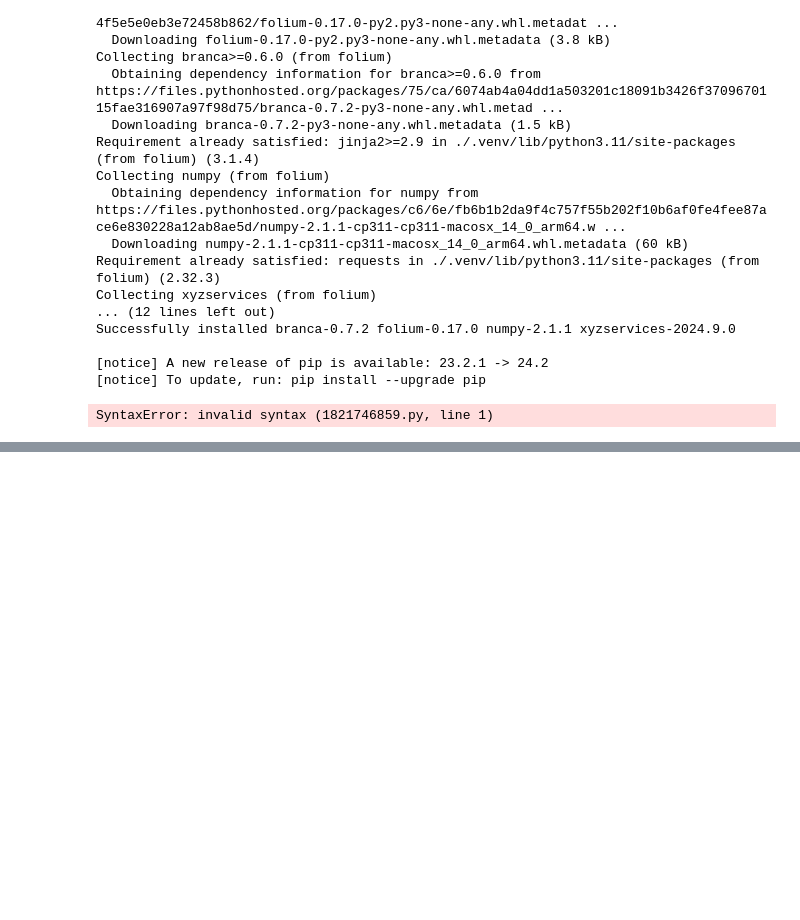
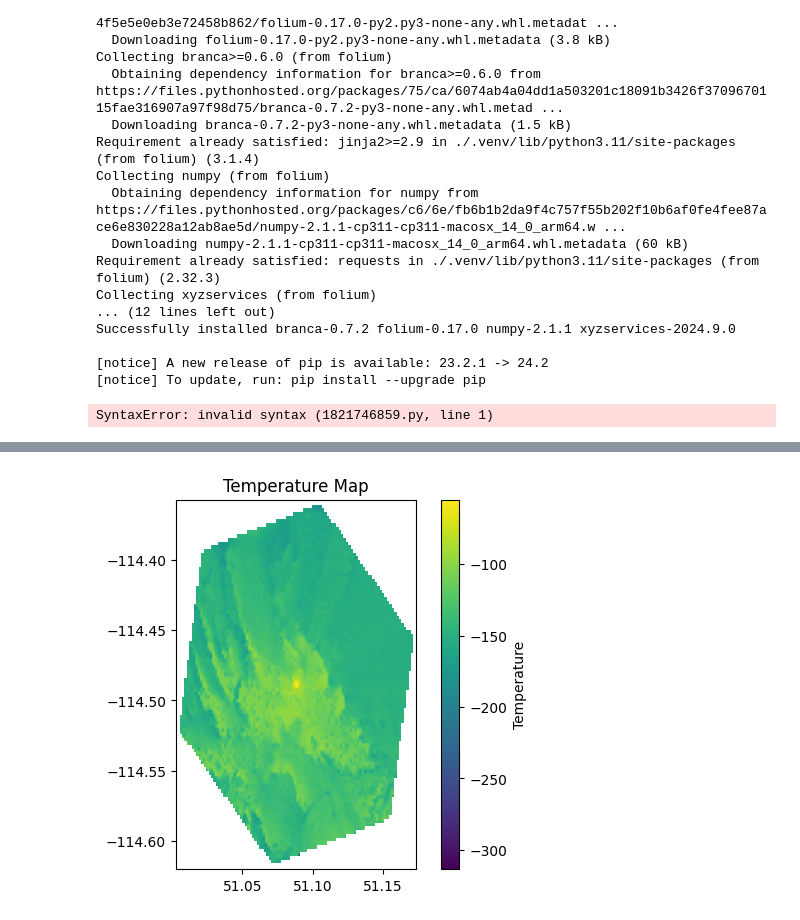
Before and after one commit to meshtastic/meshtastic_linkplanner, a Jupyter notebook: explore.ipynb, the cells around one changed output, grey strips where cells are left out. Cells and saved outputs as stored; diff of their text form; code cells hidden in the pictures; blank space fills up the shorter version.

```diff
--- a/explore.ipynb
+++ b/explore.ipynb
@@ -46,0 +141,46 @@ from geoprop import Tiles
+# %%
+import numpy as np
+import geopandas as gpd
+import matplotlib.pyplot as plt
+from scipy.interpolate import griddata
+import rasterio
+from rasterio.transform import from_origin
+
+# Load your GeoJSON data
+gdf = gpd.read_file('test.json')
+
+# Extract coordinates and values
+points = np.array(list(zip(gdf.geometry.x, gdf.geometry.y)))
+values = gdf['rssi'].values
+
+# Create a grid covering the area of interest
+grid_x, grid_y = np.mgrid[
+    points[:, 0].min():points[:, 0].max():100j,
+    points[:, 1].min():points[:, 1].max():100j
+]
+
+# Interpolate temperature values onto the grid
+grid_values = griddata(points, values, (grid_x, grid_y), method='cubic')
+
+# Create a raster file (GeoTIFF)
+transform = from_origin(grid_x.min(), grid_y.max(), grid_x[1, 0] - grid_x[0, 0], grid_y[0, 1] - grid_y[0, 0])
+with rasterio.open(
+    'temperature_map.tif',
+    'w',
+    driver='GTiff',
+    height=grid_values.shape[0],
+    width=grid_values.shape[1],
+    count=1,
+    dtype=grid_values.dtype,
+    crs='+proj=latlong',
+    transform=transform,
+) as dst:
+    dst.write(grid_values, 1)
+
+# Visualize the result
+plt.imshow(grid_values, extent=(grid_x.min(), grid_x.max(), grid_y.min(), grid_y.max()), origin='lower')
+plt.colorbar(label='Temperature')
+plt.title('Temperature Map')
+plt.show()
+# %% [output]
+[figure, added]
```
Also changed, not shown: parts of 5 cells of this notebook, 9 other files.
